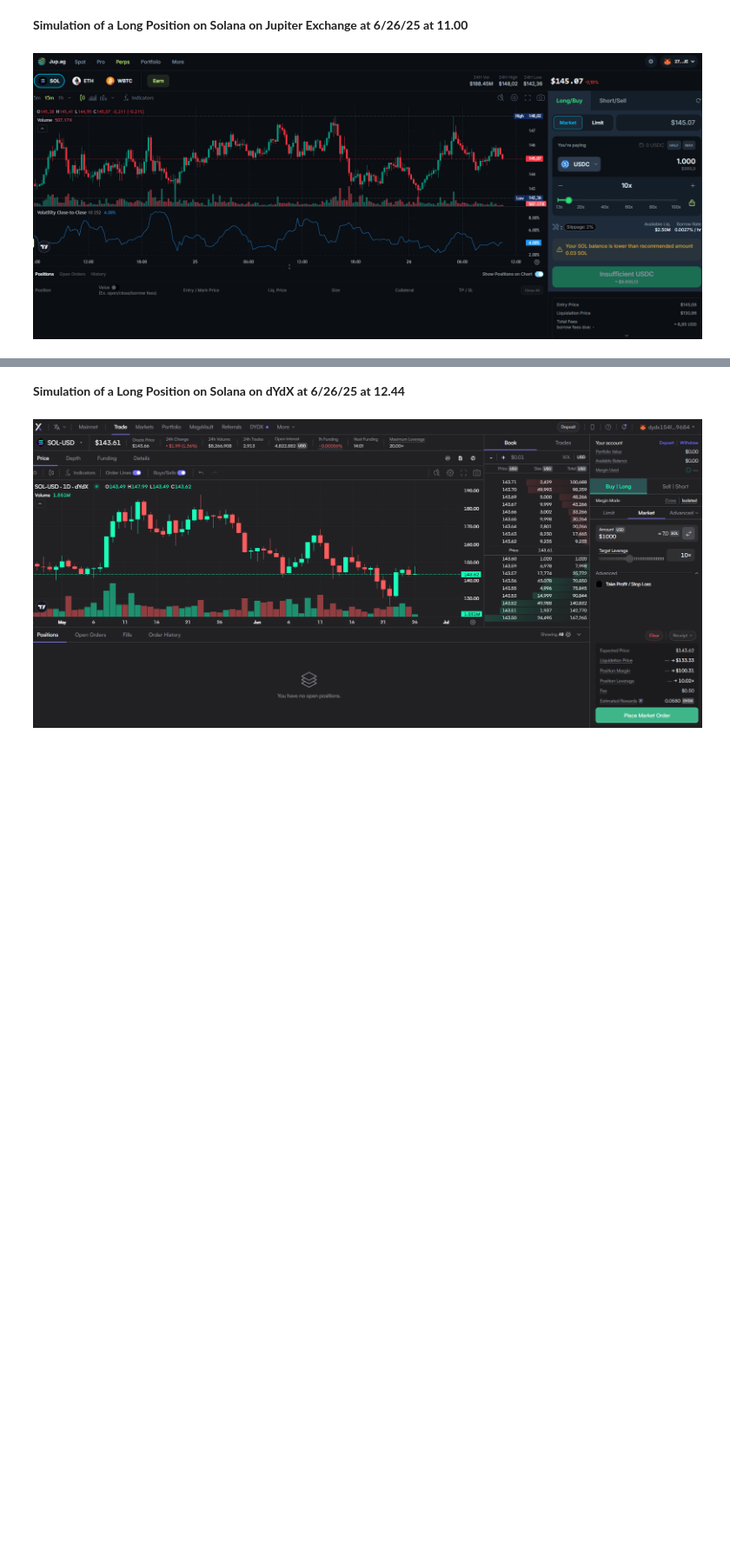
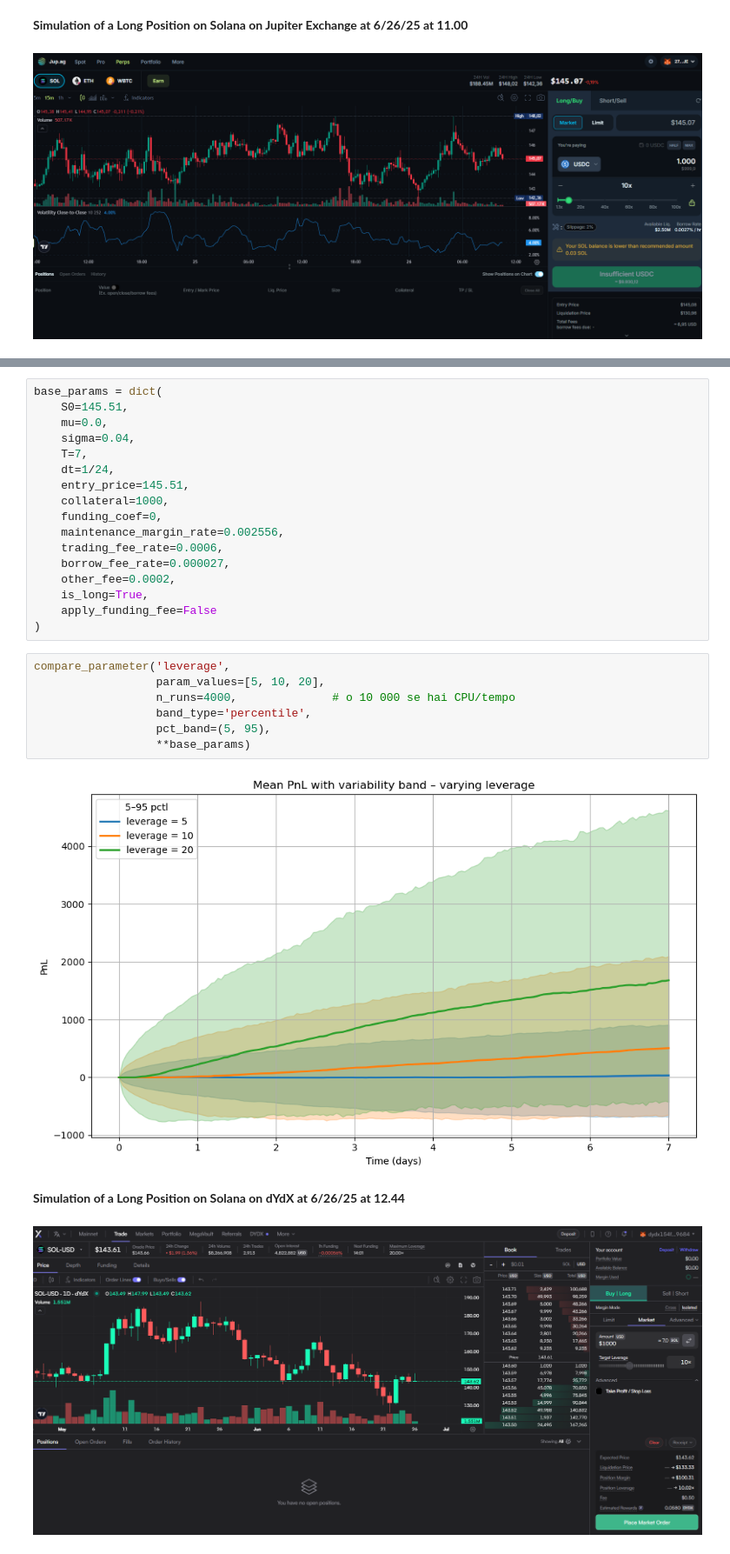
Before and after one commit to LucaPennella/sok-defi-derivatives, a Jupyter notebook: Simulation-DeFi-Derivatives.ipynb, the cells around one changed output, grey strips where cells are left out. Shown at 87% size. Cells and saved outputs as stored; diff of their text form; blank space fills up the shorter version.

```diff
--- a/Simulation-DeFi-Derivatives.ipynb
+++ b/Simulation-DeFi-Derivatives.ipynb
@@ -223,3 +338,29 @@ Liquidation probability: 32.5%
+# %%
+base_params = dict(
+    S0=145.51,
+    mu=0.0,
+    sigma=0.04,
+    T=7,
+    dt=1/24,
+    entry_price=145.51,
+    collateral=1000,
+    funding_coef=0,
+    maintenance_margin_rate=0.002556,
+    trading_fee_rate=0.0006,
+    borrow_fee_rate=0.000027,
+    other_fee=0.0002,
+    is_long=True,
+    apply_funding_fee=False
+)
+# %%
+compare_parameter('leverage',
+                  param_values=[5, 10, 20],
+                  n_runs=4000,              # o 10 000 se hai CPU/tempo
+                  band_type='percentile',
+                  pct_band=(5, 95),
+                  **base_params)
+# %% [output]
+[figure, added]
 # %% [markdown]
 **Simulation of a Long Position on Solana on dYdX at 6/26/25 at 12.44**
 # %% [markdown]
```
Also changed, not shown: parts of 3 cells of this notebook.
